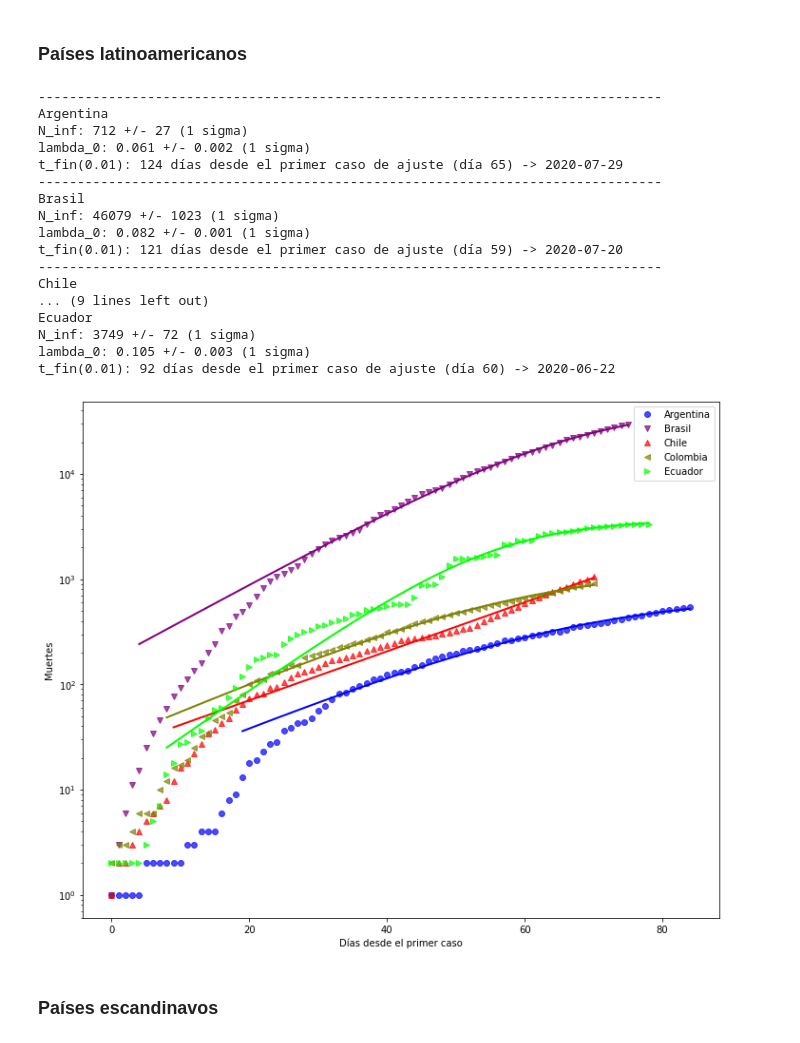
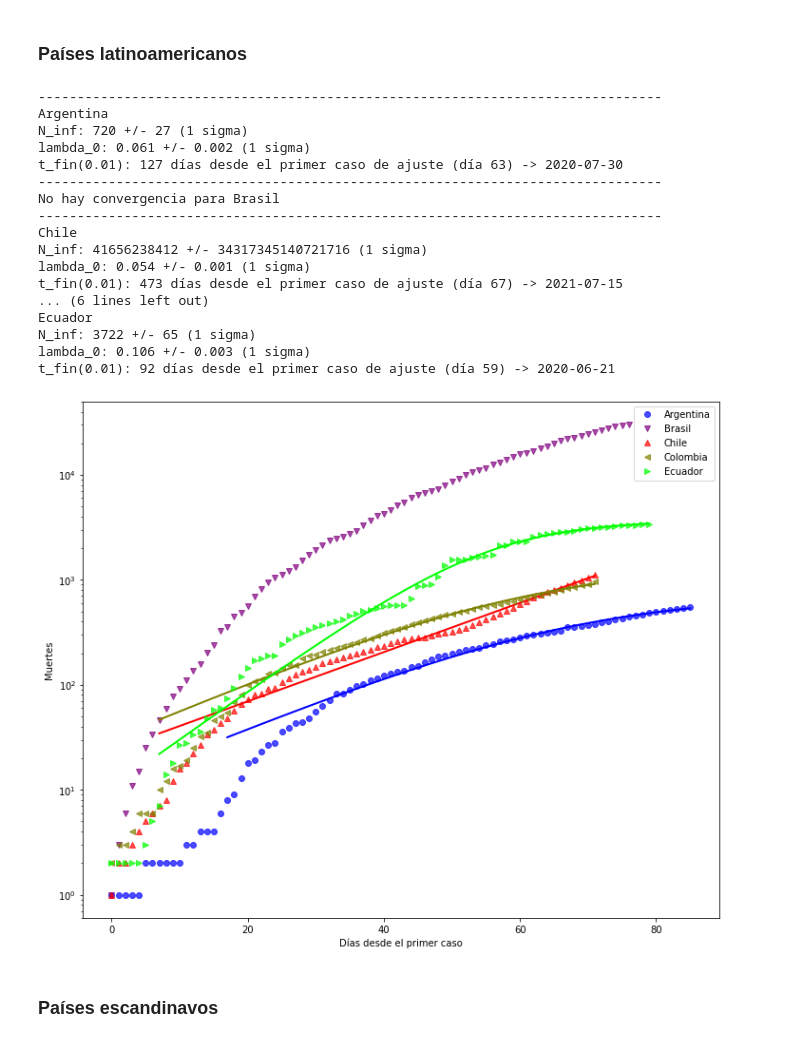
Before and after one commit to manuxch/logistic-covid19, a Jupyter notebook: Logistic_model_COVID-19.ipynb, the cells around one changed output. Cells and saved outputs as stored; diff of their text form; code cells hidden in the pictures.

```diff
--- a/Logistic_model_COVID-19.ipynb
+++ b/Logistic_model_COVID-19.ipynb
@@ -276,26 +276,26 @@ t_fin(0.01): 89 días desde el primer caso de ajuste (día 56) -> 2020-06-15
 # %% [markdown]
 ### Países latinoamericanos
 # %%
-plot_fit(deadths_lat, 12, 'Muertes', logscale=True, p_fin=0.01)
+plot_fit(deadths_lat, 7, 'Muertes', logscale=True, p_fin=0.01)
 # %% [output]
 --------------------------------------------------------------------------------
 Argentina
-N_inf: 712 +/- 27 (1 sigma)
+N_inf: 720 +/- 27 (1 sigma)
 lambda_0: 0.061 +/- 0.002 (1 sigma)
-t_fin(0.01): 124 días desde el primer caso de ajuste (día 65) -> 2020-07-29
+t_fin(0.01): 127 días desde el primer caso de ajuste (día 63) -> 2020-07-30
 --------------------------------------------------------------------------------
-Brasil
-N_inf: 46079 +/- 1023 (1 sigma)
-lambda_0: 0.082 +/- 0.001 (1 sigma)
-t_fin(0.01): 121 días desde el primer caso de ajuste (día 59) -> 2020-07-20
+No hay convergencia para Brasil
 --------------------------------------------------------------------------------
 Chile
-... (9 lines left out)
+N_inf: 41656238412 +/- 34317345140721716 (1 sigma)
+lambda_0: 0.054 +/- 0.001 (1 sigma)
+t_fin(0.01): 473 días desde el primer caso de ajuste (día 67) -> 2021-07-15
+... (6 lines left out)
 Ecuador
-N_inf: 3749 +/- 72 (1 sigma)
-lambda_0: 0.105 +/- 0.003 (1 sigma)
-t_fin(0.01): 92 días desde el primer caso de ajuste (día 60) -> 2020-06-22
+N_inf: 3722 +/- 65 (1 sigma)
+lambda_0: 0.106 +/- 0.003 (1 sigma)
+t_fin(0.01): 92 días desde el primer caso de ajuste (día 59) -> 2020-06-21
-[figure, old version]
+[figure, new version]
 # %% [markdown]
 ### Países escandinavos
 # %%
```
Also changed, not shown: parts of 8 cells of this notebook.
